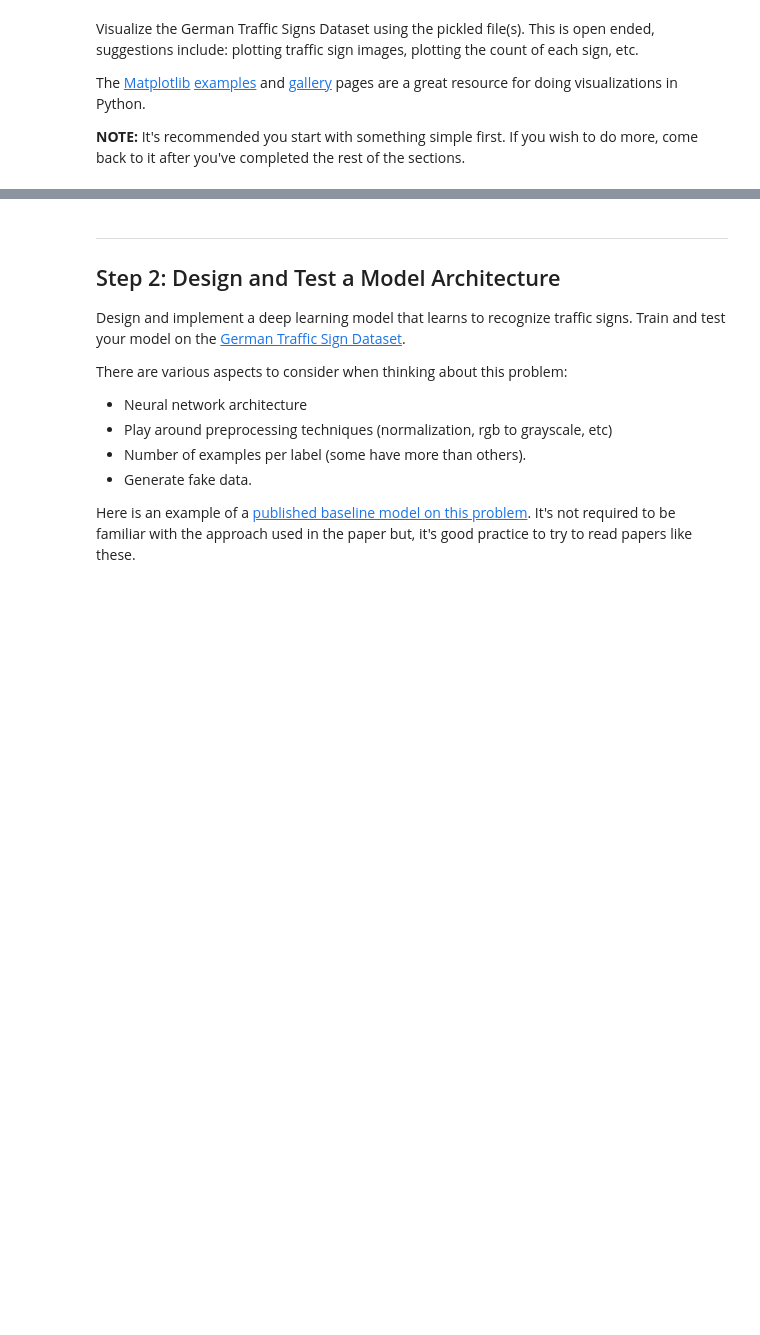
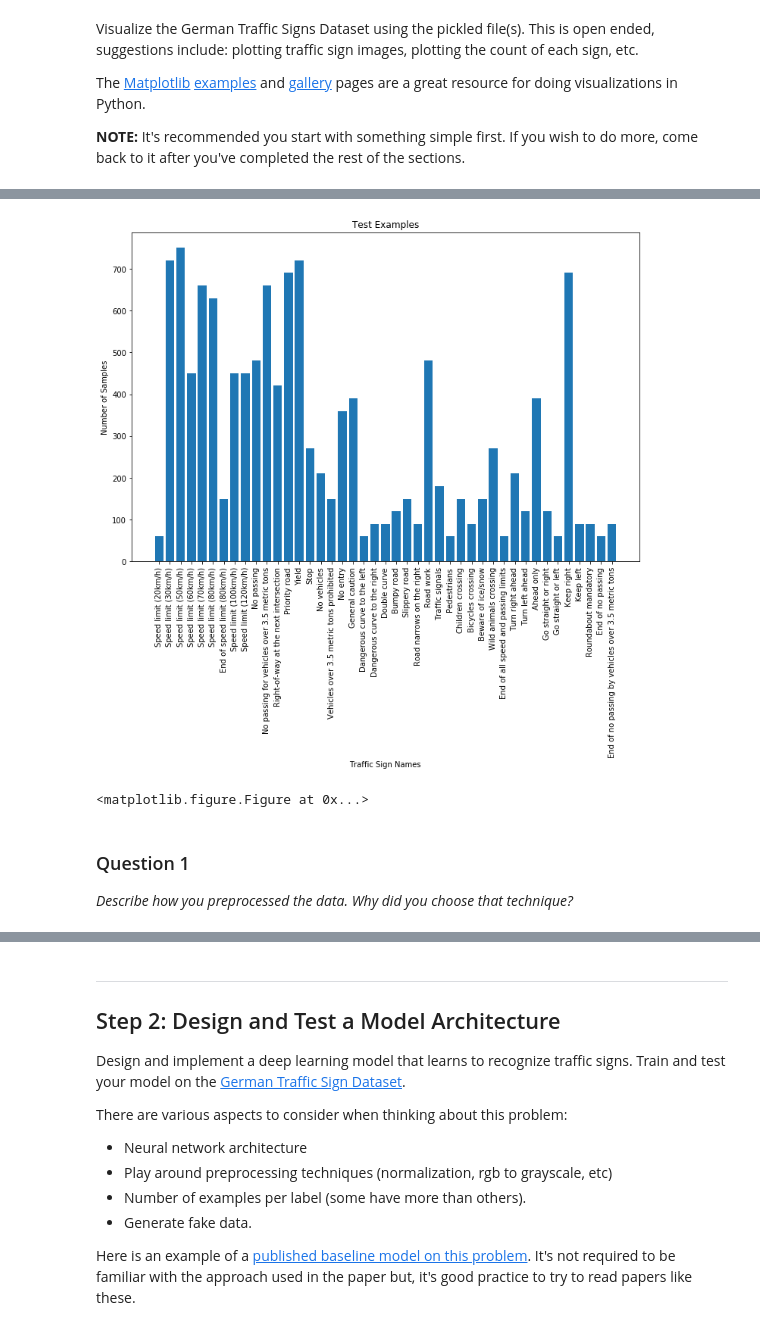
Before and after one commit to gokivego/CarND-Traffic-Sign-Classifier, a Jupyter notebook: Traffic_Sign_Classifier.ipynb, the cells around one changed output, grey strips where cells are left out. Cells and saved outputs as stored; diff of their text form; code cells hidden in the pictures; blank space fills up the shorter version.

```diff
--- a/Traffic_Sign_Classifier.ipynb
+++ b/Traffic_Sign_Classifier.ipynb
@@ -118,0 +415,13 @@ NN = NN_training(train)
+# %%
+# Displaying the histogram of the number of images per class in the test data.
+# This gives us an idea of how much data augmentation is needed in the dataset. Any
+# underrepresented class could be augmented adequately to produce a more robust model.
+X_test, y_test = tsd._get_dataset_test()
+tsd._plot_histogram(labels_dataset = y_test, title = "Test Examples") # Test Examples histogram
+# %% [output]
+[figure, added]
+<matplotlib.figure.Figure at 0x...>
+# %% [markdown]
+### Question 1
+
+_Describe how you preprocessed the data. Why did you choose that technique?_
```
Also changed, not shown: parts of 59 cells of this notebook.
